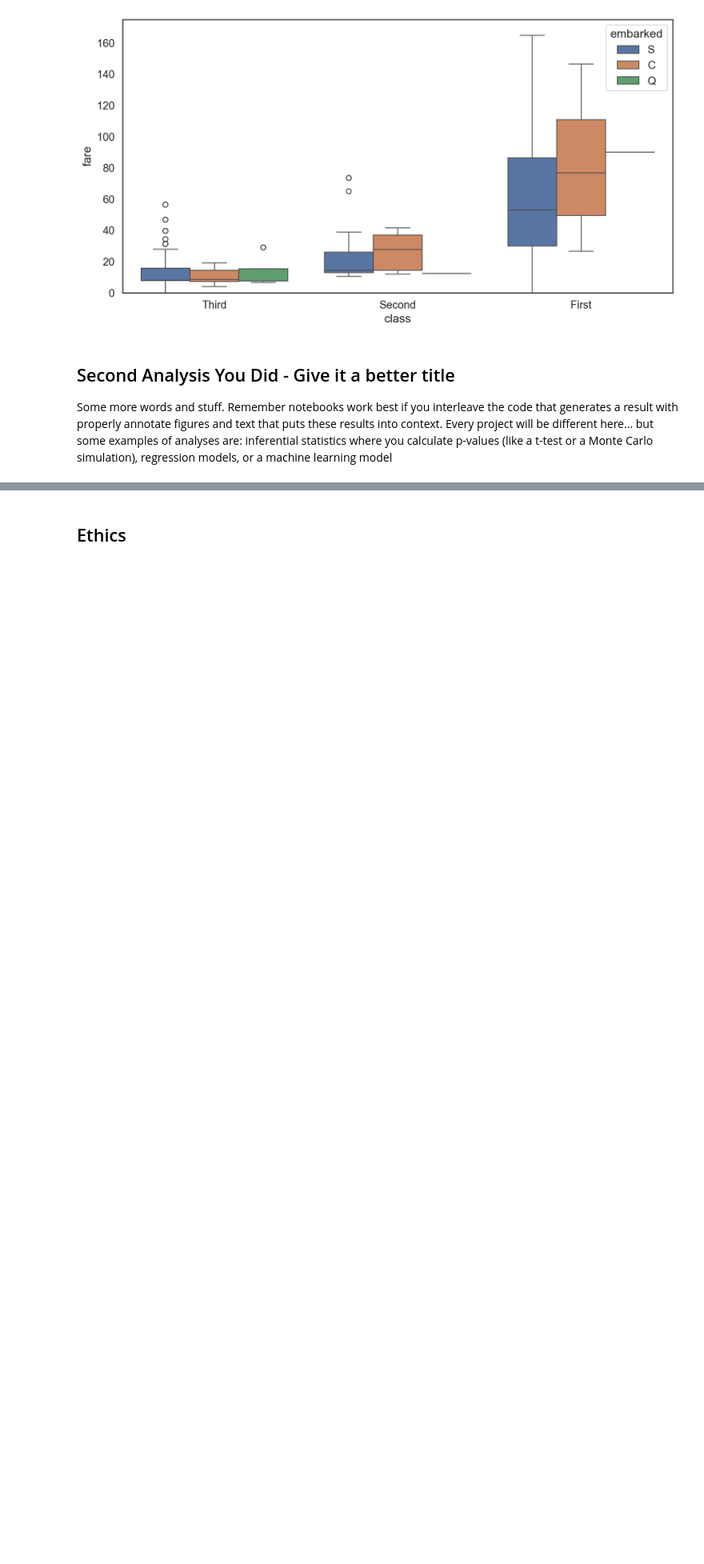
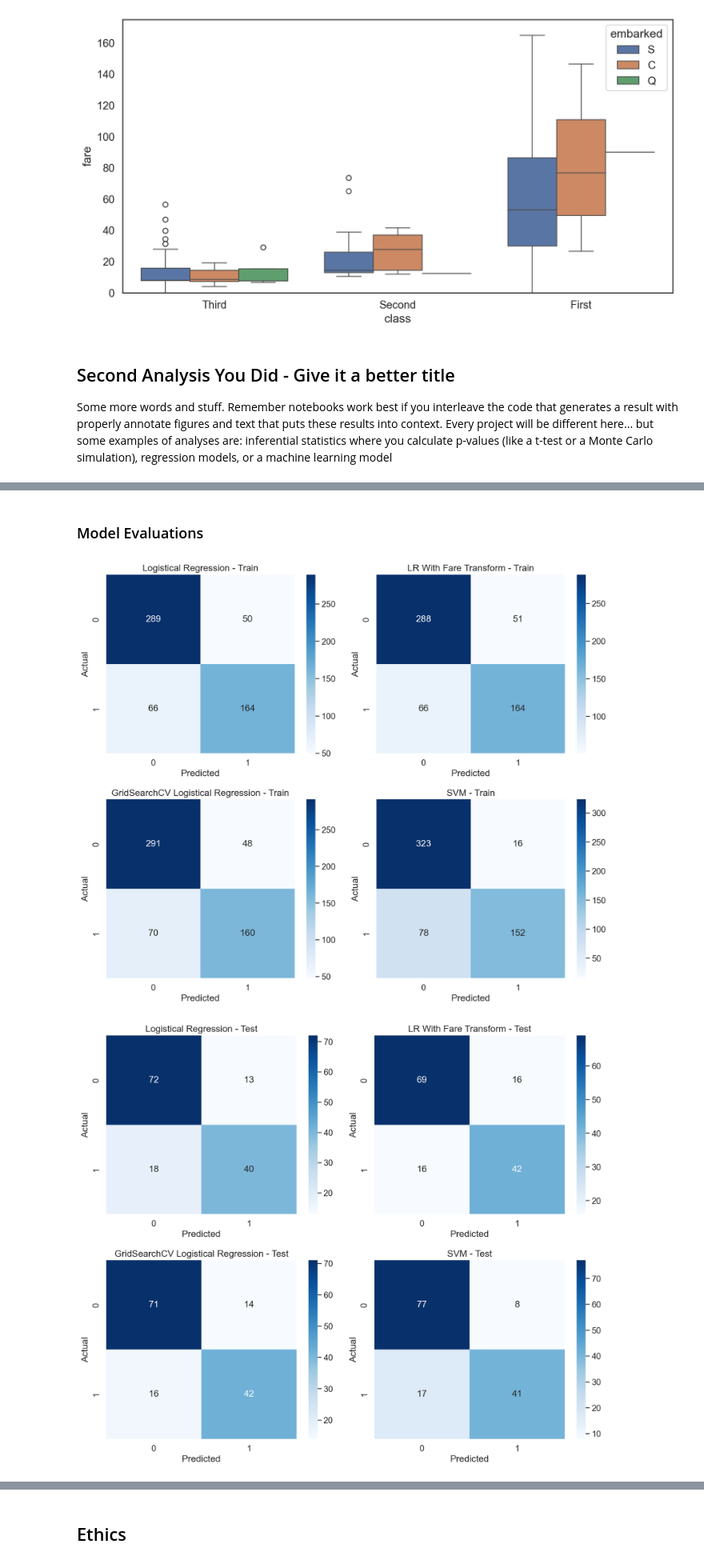
Before and after one commit to COGS108/Group036_WI26, a Jupyter notebook: 03-FinalProject.ipynb, the cells around one changed output, grey strips where cells are left out. Shown at 80% size. Saved outputs shown, nothing was run; the diff lists cells and outputs as text; code cells hidden in the pictures; blank space fills up the shorter version.

Commit message:
finished EDA and Modeling

```diff
--- a/03-FinalProject.ipynb
+++ b/03-FinalProject.ipynb
@@ -758,0 +837,8 @@ weighted avg       0.78      0.78      0.78       143
+# %%
+titanic_svm = SVC(kernel='rbf', C=1.0, gamma='scale', probability=True, random_state=42)
+titanic_svm.fit(X_train_base_scale, y_train_base)
+
+y_pred_train_svm = titanic_svm.predict(X_train_base_scale)
+y_pred_test_svm  = titanic_svm.predict(X_test_base_scale)
+y_proba_train_svm = titanic_svm.predict_proba(X_train_base_scale)[:,1]
+y_proba_test_svm  = titanic_svm.predict_proba(X_test_base_scale)[:,1]
@@ -758,0 +874,34 @@ weighted avg       0.78      0.78      0.78       143
+# %% [markdown]
+### Model Evaluations
+# %%
+models_dict = {
+    "Logistical Regression": (y_pred_train_base, y_pred_test_base),
+    "LR With Fare Transform": (y_pred_train_log, y_pred_test_log),
+    "GridSearchCV Logistical Regression": (y_pred_train_grid, y_pred_test_grid),
+    "SVM": (y_pred_train_svm, y_pred_test_svm)
+}
+
+def plot_cm_ax(ax, y_true, y_pred, title):
+    cm = confusion_matrix(y_true, y_pred)
+    sns.heatmap(cm, annot=True, fmt="d", cmap="Blues", xticklabels=[0,1], yticklabels=[0,1], ax=ax)
+    ax.set_xlabel("Predicted")
+    ax.set_ylabel("Actual")
+    ax.set_title(title)
+
+fig, axes = plt.subplots(2, 2, figsize=(12,10))
+axes = axes.flatten()
+for ax, (model_name, (y_pred_train, _)) in zip(axes, models_dict.items()):
+    plot_cm_ax(ax, y_train_base, y_pred_train, f"{model_name} - Train")
+plt.tight_layout()
+plt.show()
+
+# Plotting test confusion matrices
+fig, axes = plt.subplots(2, 2, figsize=(12,10))
+axes = axes.flatten()
+for ax, (model_name, (_, y_pred_test)) in zip(axes, models_dict.items()):
+    plot_cm_ax(ax, y_test_base, y_pred_test, f"{model_name} - Test")
+plt.tight_layout()
+plt.show()
+# %% [output]
+[figure, added]
+[figure, added]
```
Also changed, not shown: parts of 17 cells of this notebook.
